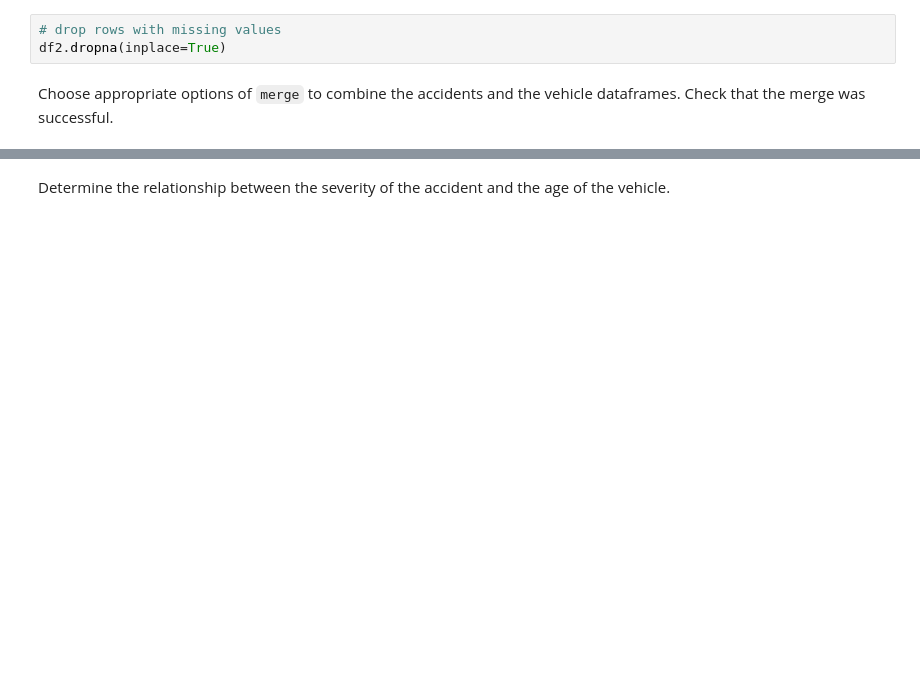
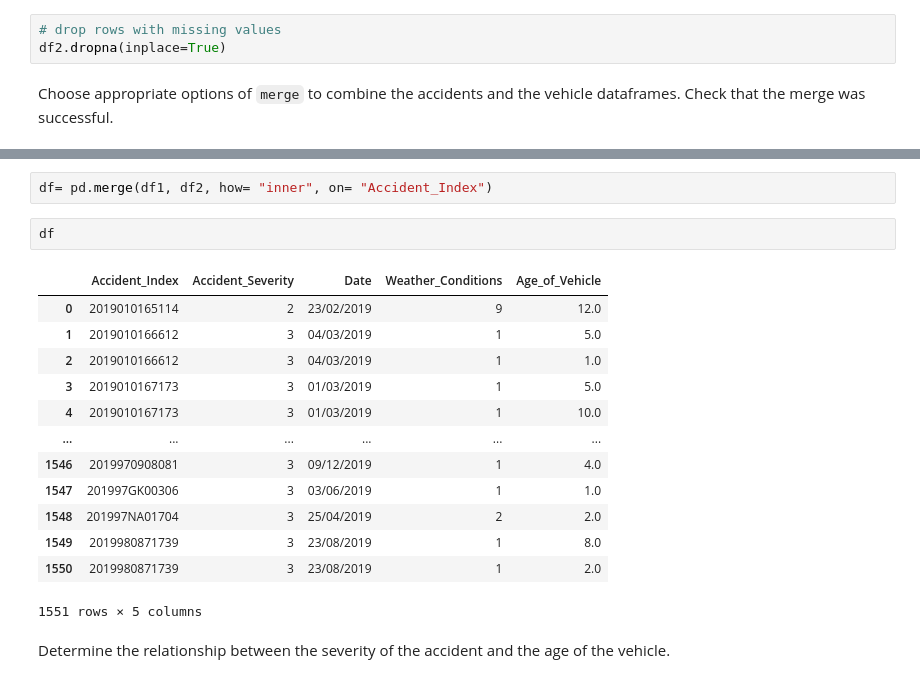
Before and after one commit to kkb121/Data-Access-Transformation, a Jupyter notebook: Data Access/Data transformation - Ex 2.ipynb, the cells around one changed output, grey strips where cells are left out. Cells and saved outputs as stored; diff of their text form; blank space fills up the shorter version.

```diff
--- a/Data Access/Data transformation - Ex 2.ipynb
+++ b/Data Access/Data transformation - Ex 2.ipynb
@@ -31,2 +63,20 @@ Choose appropriate options of `merge` to combine the accidents and the vehicle d
+# %%
+df= pd.merge(df1, df2, how= "inner", on= "Accident_Index")
+# %%
+df
+# %% [output]
+|  | Accident_Index | Accident_Severity | Date | Weather_Conditions | Age_of_Vehicle |
+| 0 | 2019010165114 | 2 | 23/02/2019 | 9 | 12.0 |
+| 1 | 2019010166612 | 3 | 04/03/2019 | 1 | 5.0 |
+| 2 | 2019010166612 | 3 | 04/03/2019 | 1 | 1.0 |
+| 3 | 2019010167173 | 3 | 01/03/2019 | 1 | 5.0 |
+| 4 | 2019010167173 | 3 | 01/03/2019 | 1 | 10.0 |
+| ... | ... | ... | ... | ... | ... |
+| 1546 | 2019970908081 | 3 | 09/12/2019 | 1 | 4.0 |
+| 1547 | 201997GK00306 | 3 | 03/06/2019 | 1 | 1.0 |
+| 1548 | 201997NA01704 | 3 | 25/04/2019 | 2 | 2.0 |
+| 1549 | 2019980871739 | 3 | 23/08/2019 | 1 | 8.0 |
+| 1550 | 2019980871739 | 3 | 23/08/2019 | 1 | 2.0 |
+1551 rows × 5 columns
 # %% [markdown]
 Determine the relationship between the severity of the accident and the age of the vehicle.
```
Also changed, not shown: parts of 7 cells of this notebook.
